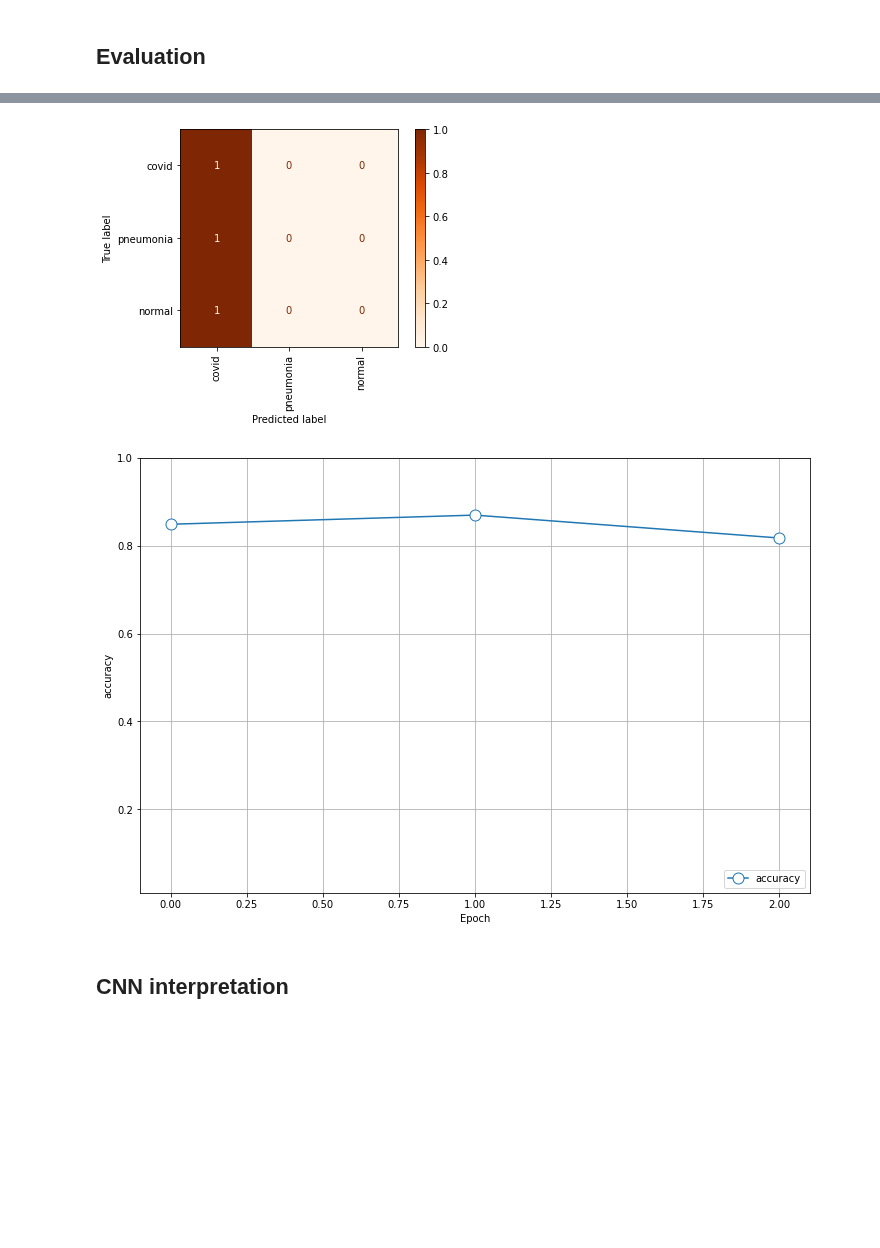
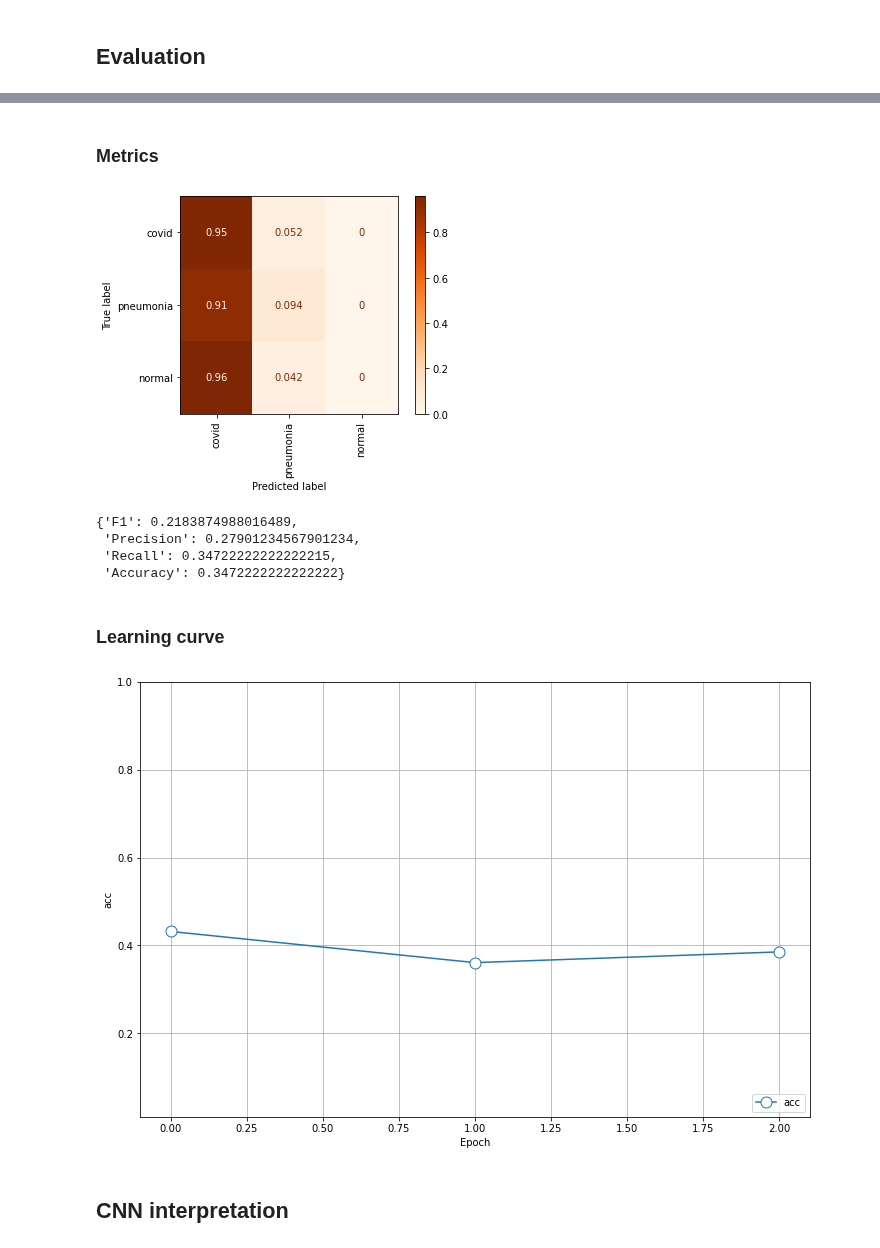
Before and after one commit to PashaIanko/Covid19Classifier, a Jupyter notebook: main.ipynb, the cells around one changed output, grey strips where cells are left out. Saved outputs shown, nothing was run; the diff lists cells and outputs as text; code cells hidden in the pictures; blank space fills up the shorter version.

Commit message:
added different metrics

```diff
--- a/main.ipynb
+++ b/main.ipynb
@@ -383,24 +378,36 @@ cnn_model.model.evaluate(
+# %% [markdown]
+### Metrics
 # %%
-Y_pred = cnn_model.model.predict(
+test_flow.reset()
+Y_pred = cnn_model.flow_predict(
     test_flow,
     test_steps
 )
-Y_pred = np.argmax(Y_pred, axis = 1)
+
 plot_confusion_matrix(
     Y_true = test_flow.classes,
     Y_pred = Y_pred,
     class_indices = test_flow.class_indices
 )
 # %% [output]
-[figure, old version]
+[figure, new version]
+# %%
+cnn_metrics = cnn_model.evaluate_metrics(test_flow, test_steps)
+# %% [output]
+{'F1': 0.2183874988016489,
+ 'Precision': 0.27901234567901234,
+ 'Recall': 0.34722222222222215,
+ 'Accuracy': 0.3472222222222222}
+# %% [markdown]
+### Learning curve
 # %%
 plot_history(
     history = history.history,
-    metrics_name = 'accuracy',
+    metrics_name = 'acc',
     plot_validation = False
 )
 # %% [output]
-[figure, old version]
+[figure, new version]
 # %% [markdown]
 ## CNN interpretation
 # %%
```
Also changed, not shown: parts of 5 cells of this notebook, 6 other files.
